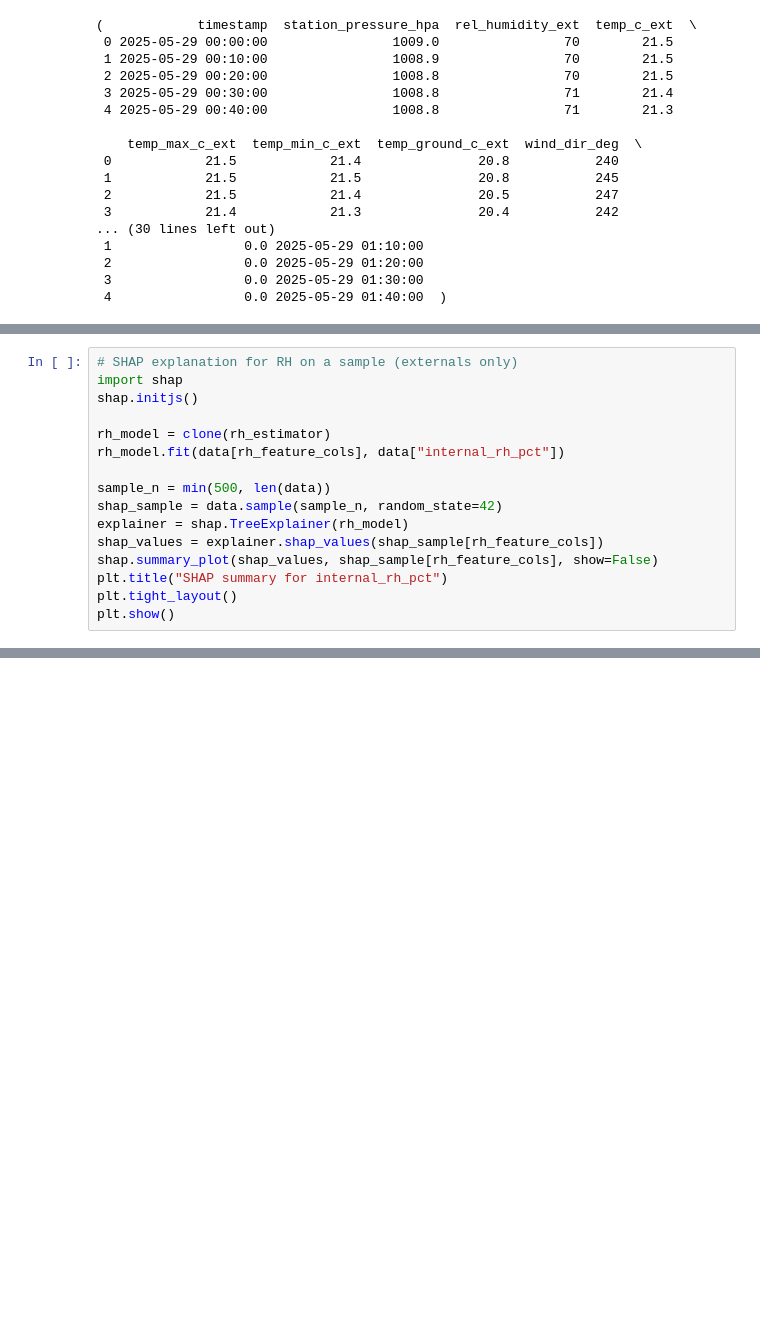
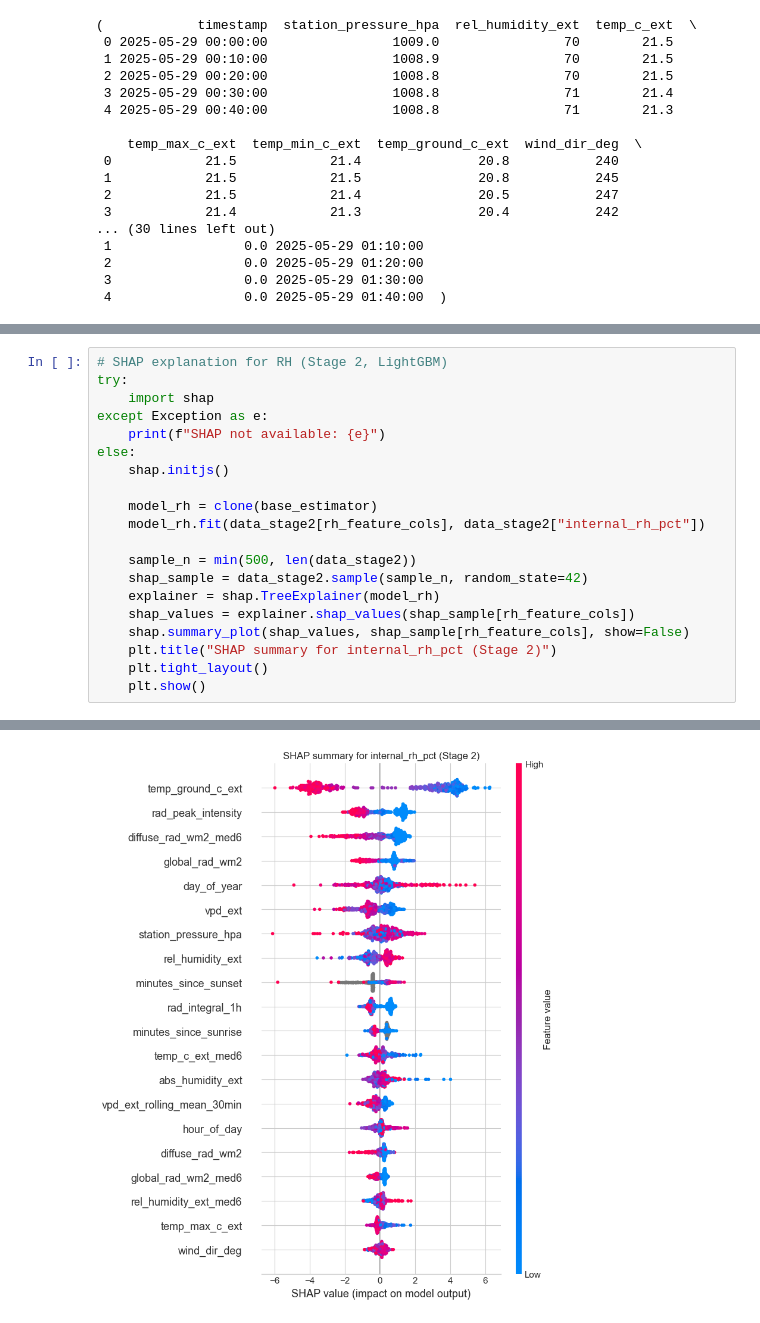
Before and after one commit to EliyahuEden/final_data_file, a Jupyter notebook: greenhouse_time_series_walkforward.ipynb, the cells around one changed output, grey strips where cells are left out. Cells and saved outputs as stored; diff of their text form; blank space fills up the shorter version.

```diff
--- a/greenhouse_time_series_walkforward.ipynb
+++ b/greenhouse_time_series_walkforward.ipynb
@@ -523,16 +532,0 @@ Passing `palette` without assigning `hue` is deprecated and will be removed in v
-# %%
-# SHAP explanation for RH on a sample (externals only)
-import shap
-shap.initjs()
-
-rh_model = clone(rh_estimator)
-rh_model.fit(data[rh_feature_cols], data["internal_rh_pct"])
-
-sample_n = min(500, len(data))
-shap_sample = data.sample(sample_n, random_state=42)
-explainer = shap.TreeExplainer(rh_model)
-shap_values = explainer.shap_values(shap_sample[rh_feature_cols])
-shap.summary_plot(shap_values, shap_sample[rh_feature_cols], show=False)
-plt.title("SHAP summary for internal_rh_pct")
-plt.tight_layout()
-plt.show()
@@ -586,0 +579,21 @@ Found 10 low-R2 runs: [63, 65, 80, 81, 83, 84, 95, 98, 101, 102]
+# %%
+# SHAP explanation for RH (Stage 2, LightGBM)
+try:
+    import shap
+except Exception as e:
+    print(f"SHAP not available: {e}")
+else:
+    shap.initjs()
+
+    model_rh = clone(base_estimator)
+    model_rh.fit(data_stage2[rh_feature_cols], data_stage2["internal_rh_pct"])
+
+    sample_n = min(500, len(data_stage2))
+    shap_sample = data_stage2.sample(sample_n, random_state=42)
+    explainer = shap.TreeExplainer(model_rh)
+    shap_values = explainer.shap_values(shap_sample[rh_feature_cols])
+    shap.summary_plot(shap_values, shap_sample[rh_feature_cols], show=False)
+    plt.title("SHAP summary for internal_rh_pct (Stage 2)")
+    plt.tight_layout()
+    plt.show()
+# %% [output]
@@ -586,0 +601 @@ Found 10 low-R2 runs: [63, 65, 80, 81, 83, 84, 95, 98, 101, 102]
+[figure, added]
```
Also changed, not shown: parts of 8 cells of this notebook, 4 other files.
